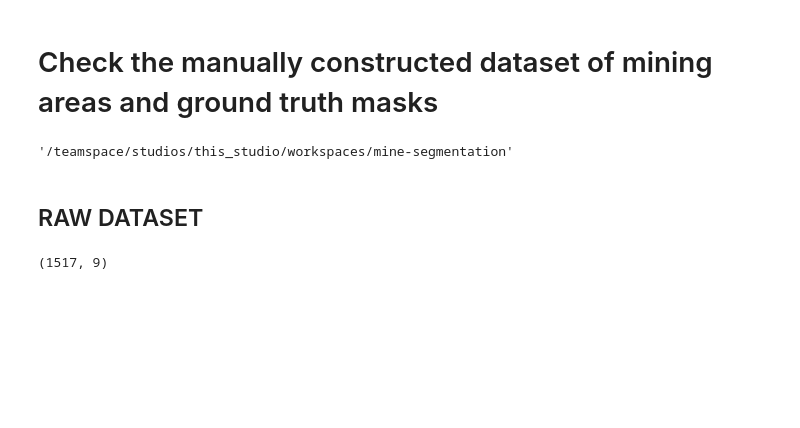
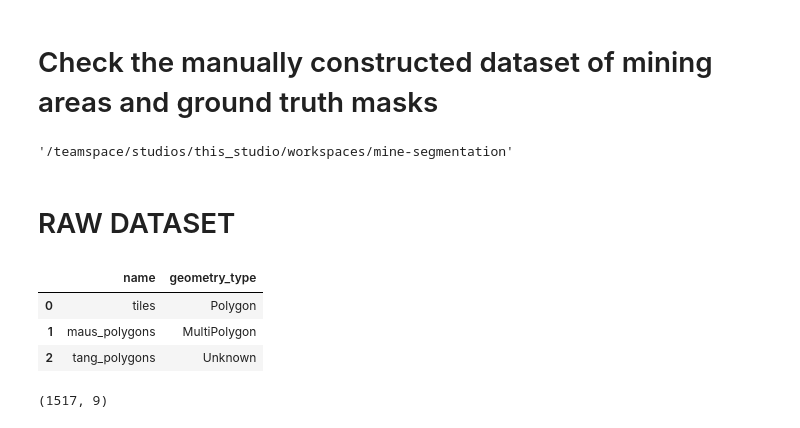
Before and after one commit to SimonJasansky/mine-segmentation, a Jupyter notebook: notebooks/data/04_check_dataset.ipynb, the cells around one changed output. Cells and saved outputs as stored; diff of their text form; code cells hidden in the pictures; blank space fills up the shorter version.

```diff
--- a/notebooks/data/04_check_dataset.ipynb
+++ b/notebooks/data/04_check_dataset.ipynb
@@ -30,5 +27,12 @@ filtered_dataset = root + "/data/processed/mining_tiles_with_masks_and_bounding_
 # %% [markdown]
-## RAW DATASET
+# RAW DATASET
+# %%
+gpd.list_layers(raw_dataset)
+# %% [output]
+|  | name | geometry_type |
+| 0 | tiles | Polygon |
+| 1 | maus_polygons | MultiPolygon |
+| 2 | tang_polygons | Unknown |
 # %%
 # Load the data
 data = gpd.read_file(raw_dataset, layer="tiles")
```
Also changed, not shown: parts of 9 cells of this notebook, 1 other file.
